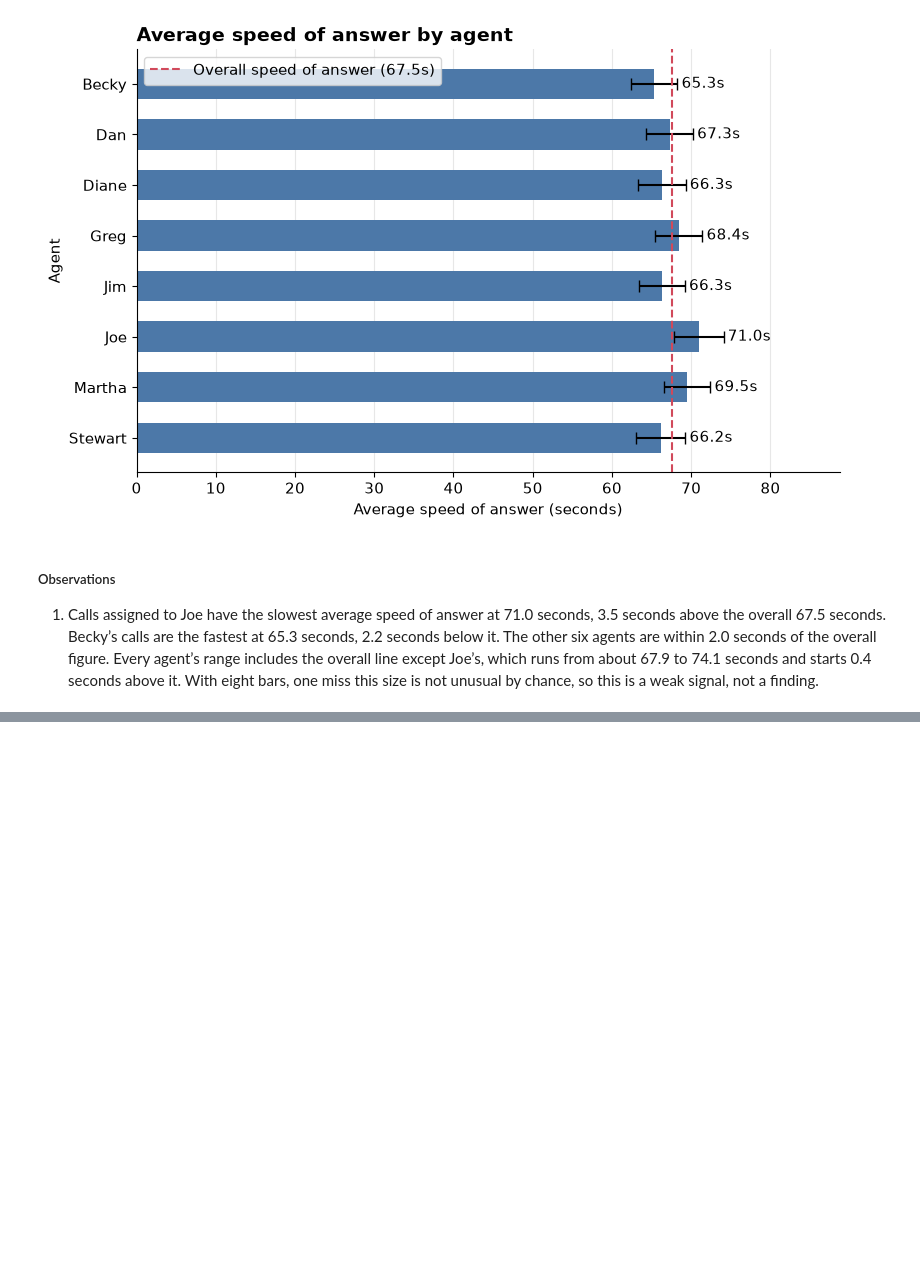
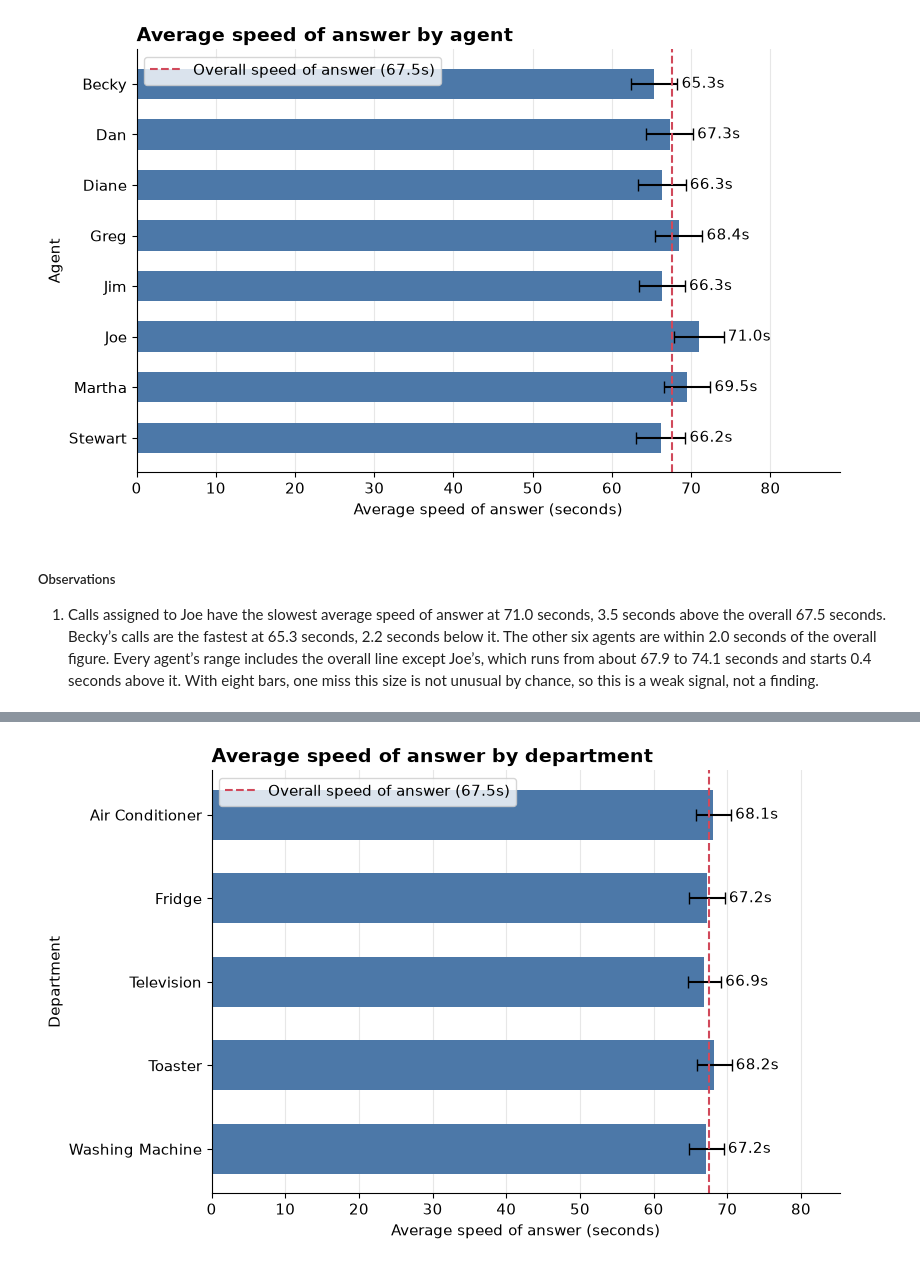
Before and after one commit to Ashish-Krishna-K/call-center-staffing-analytics, a Jupyter notebook: notebooks/03_kpi_analysis.ipynb, the cells around one changed output, grey strips where cells are left out. Saved outputs shown, nothing was run; the diff lists cells and outputs as text; code cells hidden in the pictures; blank space fills up the shorter version.

Commit message:
Completes analysis of the KPI - Average speed of answer by department

```diff
--- a/notebooks/03_kpi_analysis.ipynb
+++ b/notebooks/03_kpi_analysis.ipynb
@@ -1193,0 +1196,12 @@ plt.show()
+# %%
+filename = sql_results["avg_soa_dept"]["filename"]
+sql_query = sql_results["avg_soa_dept"]["sql_query"]
+df = sql_results["avg_soa_dept"]["dataframe"]
+overall_mean = (df["avg_speed_of_answer_sec"] * df["answered_call_cnt"]).sum() / df["answered_call_cnt"].sum()
+se = df["sd_avg_speed_of_answer_sec"] / df["answered_call_cnt"] ** 0.5
+assert not se.isna().any()
+print(filename)
+print(sql_query)
+display(
+    df.assign(diff_from_overall_sec=(df["avg_speed_of_answer_sec"] - overall_mean).round(2))
+)
@@ -1193,0 +1232,32 @@ plt.show()
+# %%
+fig, ax = plt.subplots(figsize=(8, 5), layout="constrained")
+bars = ax.barh(
+    y=df["department"],
+    width=df["avg_speed_of_answer_sec"],
+    color=BAR_COLOR_BLUE,
+    height=0.6,
+    xerr=2*se,
+    capsize=4
+)
+ax.invert_yaxis()
+labels = [f"{v:.1f}s" for v in df["avg_speed_of_answer_sec"]]
+ax.bar_label(bars, labels=labels, padding=3)
+ax.axvline(
+    overall_mean,
+    color=REF_LINE_RED,
+    linestyle="--",
+    linewidth=1.5,
+    label=f"Overall speed of answer ({overall_mean:.1f}s)",
+)
+ax.set_xlim(0, df["avg_speed_of_answer_sec"].max() * 1.25)
+ax.set_title("Average speed of answer by department")
+ax.set_ylabel("Department")
+ax.set_xlabel("Average speed of answer (seconds)")
+ax.legend()
+ax.grid(axis="x", alpha=0.3)
+
+chart_name = filename.replace(".sql", ".png", 1).replace("kpi_", "")
+fig.savefig(charts_dir / chart_name, dpi=200, bbox_inches="tight")
+plt.show()
+# %% [output]
+[figure, added]
```
Also changed, not shown: parts of 3 cells of this notebook.
